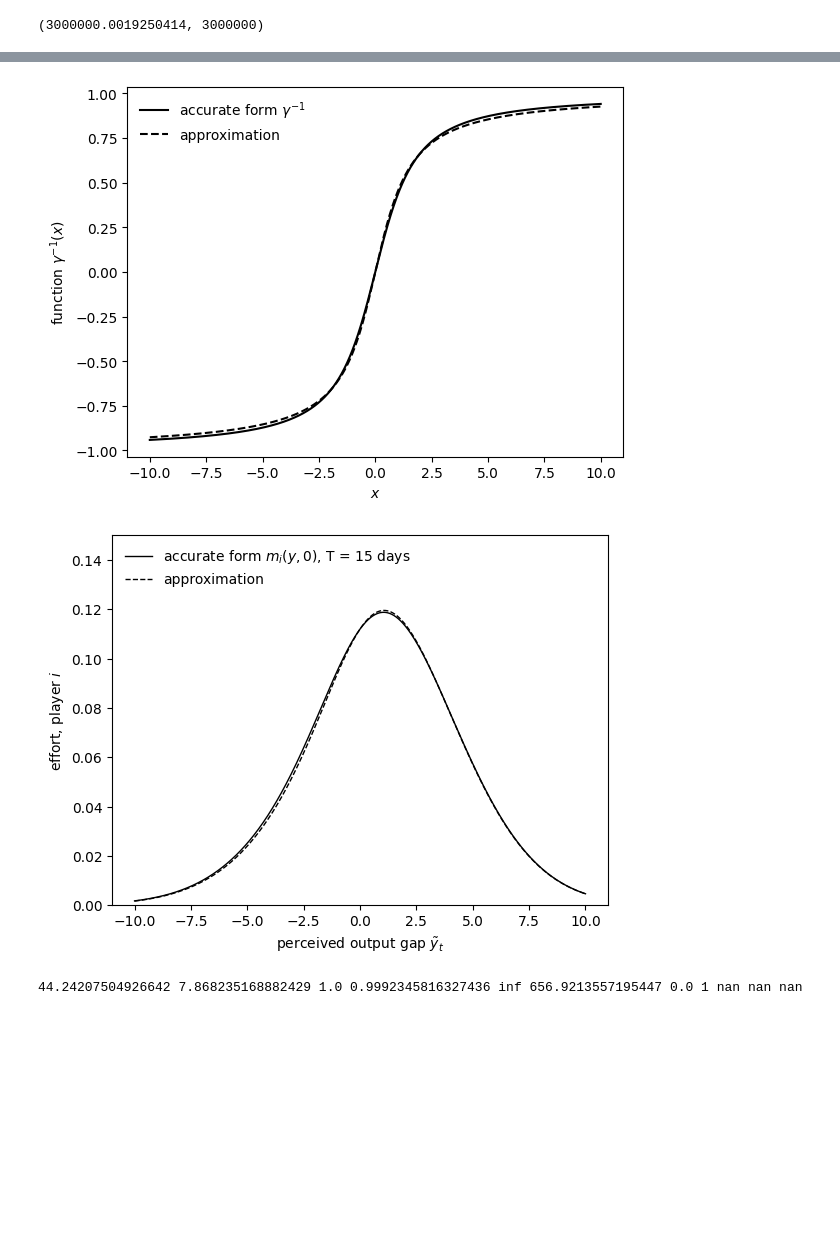
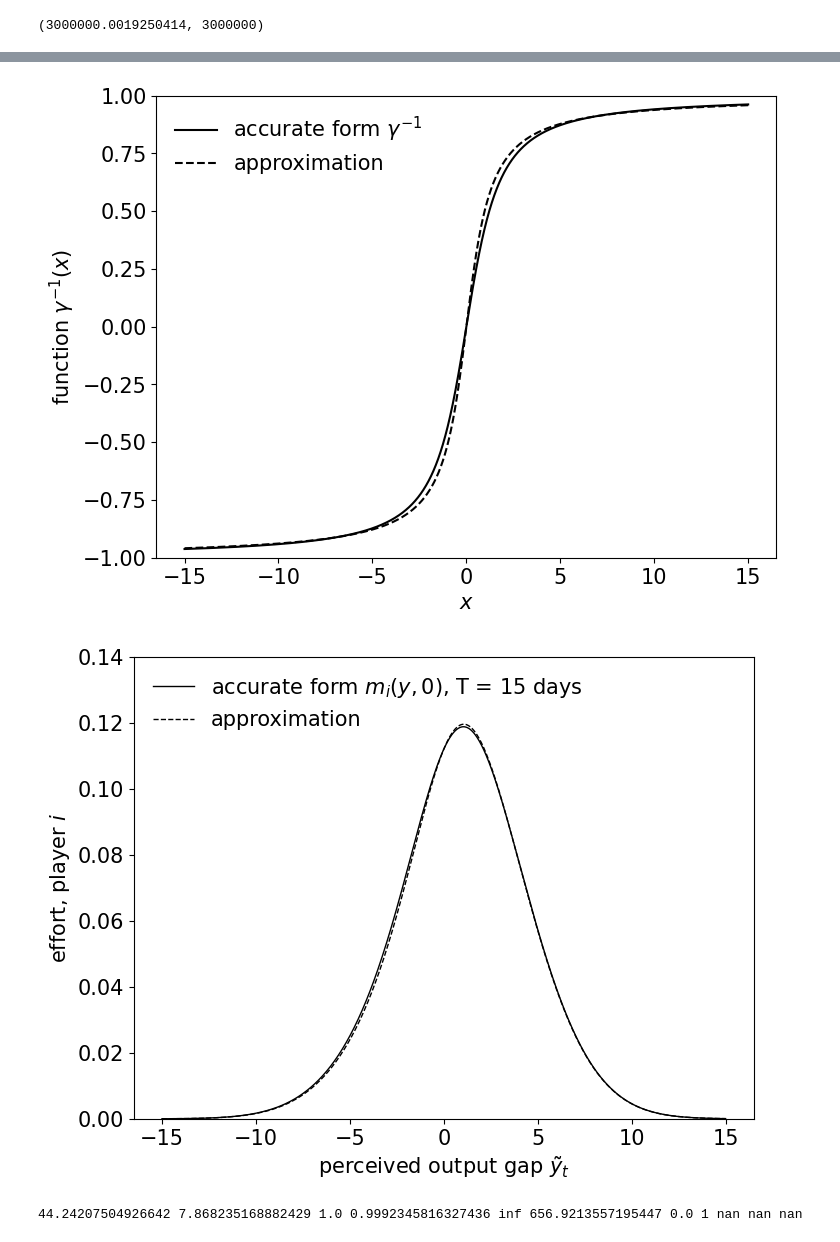
Before and after one commit to zhuanglinsheng/kaggle-contest-design, a Jupyter notebook: ryvkin/ryvkin_model_test.ipynb, the cells around one changed output, grey strips where cells are left out. Saved outputs shown, nothing was run; the diff lists cells and outputs as text; code cells hidden in the pictures; blank space fills up the shorter version.

```diff
--- a/ryvkin/ryvkin_model_test.ipynb
+++ b/ryvkin/ryvkin_model_test.ipynb
@@ -38,19 +49,21 @@ def a_error(a):
 # %%
-_, z_arr, invgamma_arr, invgamma_arr_approx = approx(0.86)
-
+_, z_arr, invgamma_arr, invgamma_arr_approx = approx(1.032)
+plt.rcParams.update({'font.size': 15})
+plt.figure(figsize=(8, 6))
 plt.plot(z_arr, invgamma_arr, label=r'accurate form $\gamma^{-1}$', color='black', linestyle='solid')
 plt.plot(z_arr, invgamma_arr_approx, label=r'approximation', color='black', linestyle='dashed')
+plt.ylim(-1, 1)
 plt.xlabel(r'$x$')
 plt.ylabel(r'function $\gamma^{-1}(x)$')
 plt.legend(frameon=False)
 plt.savefig('../paper/approx_invgamma.pdf', bbox_inches='tight')
 plt.show()
 # %% [output]
-[figure, old version]
+[figure, new version]
 # %%
 # Test correctness
 #
-state_space_y = np.linspace(-10, 10, 1001)
+state_space_y = np.linspace(-15, 15, 1001)
 
 time_step = 1 / 24
 start_time = datetime(2025, 1, 1, 0, 0, 0)
@@ -71,35 +84,37 @@ for idx_t, t in enumerate(contest_timegrids[:2]):
 	for idx_y, y in enumerate(state_space_y):
 		qi, qj = ryvkin_model.get_equilibrium_efforts(
 			y, t, end_time,
 			prize=1, c_i=1, c_j=1, sigma=1)
 		qi_approx, qj_approx = ryvkin_model.get_equilibrium_efforts(
 			y, t, end_time,
 			prize=1, c_i=1, c_j=1, sigma=1, approx=True)
 		equilibrium_graph[idx_t, idx_y] = (qi, qj)
 		equilibrium_graph_approx[idx_t, idx_y] = (qi_approx, qj_approx)
 
 time = contest_timegrids[0]
-plt.ylim(0, 0.15)
+plt.rcParams.update({'font.size': 15})
+plt.figure(figsize=(8, 6))
+plt.ylim(0, 0.14)
 plt.plot(state_space_y, equilibrium_graph[0, :, 0],
 		label=fr'accurate form $m_i(y, 0)$, T = {(end_time - time).days} days',
 		linewidth=1, color = 'black', linestyle='solid')
 plt.plot(state_space_y, equilibrium_graph_approx[0, :, 0],
 		label=fr'approximation',
 		linewidth=1, color = 'black', linestyle='dashed')
 
 # plt.plot(state_space_y, equilibrium_graph[0, :, 1], label=f'q_j, time = {0}, T = {end_time}',
 # 		linewidth=1, color = 'black', linestyle='dashed')
 # plt.plot(state_space_y, equilibrium_graph[1, :, 0], label=f'q_i, time = {1}, T = {end_time}',
 # 		linewidth=2, color = 'black', linestyle='solid')
 # plt.plot(state_space_y, equilibrium_graph[1, :, 1], label=f'q_j, time = {1}, T = {end_time}',
 # 		linewidth=2, color = 'black', linestyle='dashed')
 plt.xlabel(r'perceived output gap $\tilde{y}_t$')
 plt.ylabel(r'effort, player $i$')
 plt.legend(frameon=False, loc='upper left')
 plt.savefig('../paper/approx_equi_effort.pdf', bbox_inches='tight')
 plt.show()
 # %% [output]
-[figure, old version]
+[figure, new version]
 # %%
 # Test robustness
 # If `sigma` is sufficiently large, the numerical solution is robust
```
Also changed, not shown: parts of 2 cells of this notebook, 10 other files.
